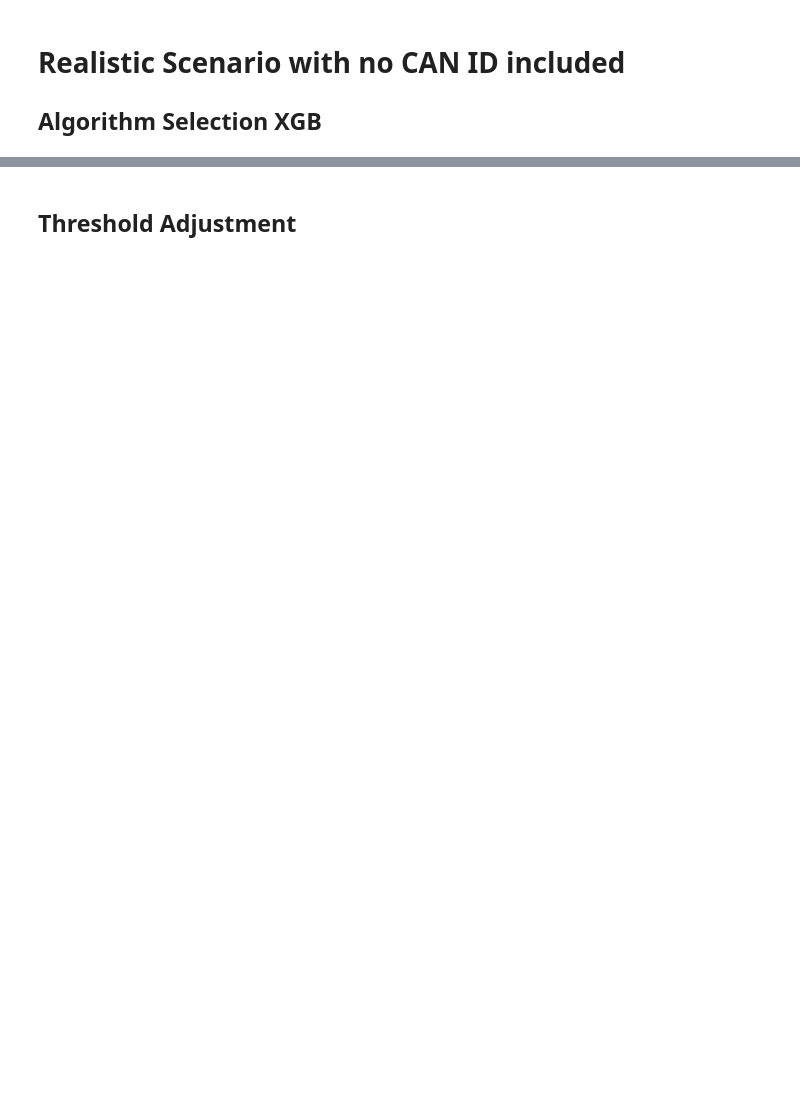
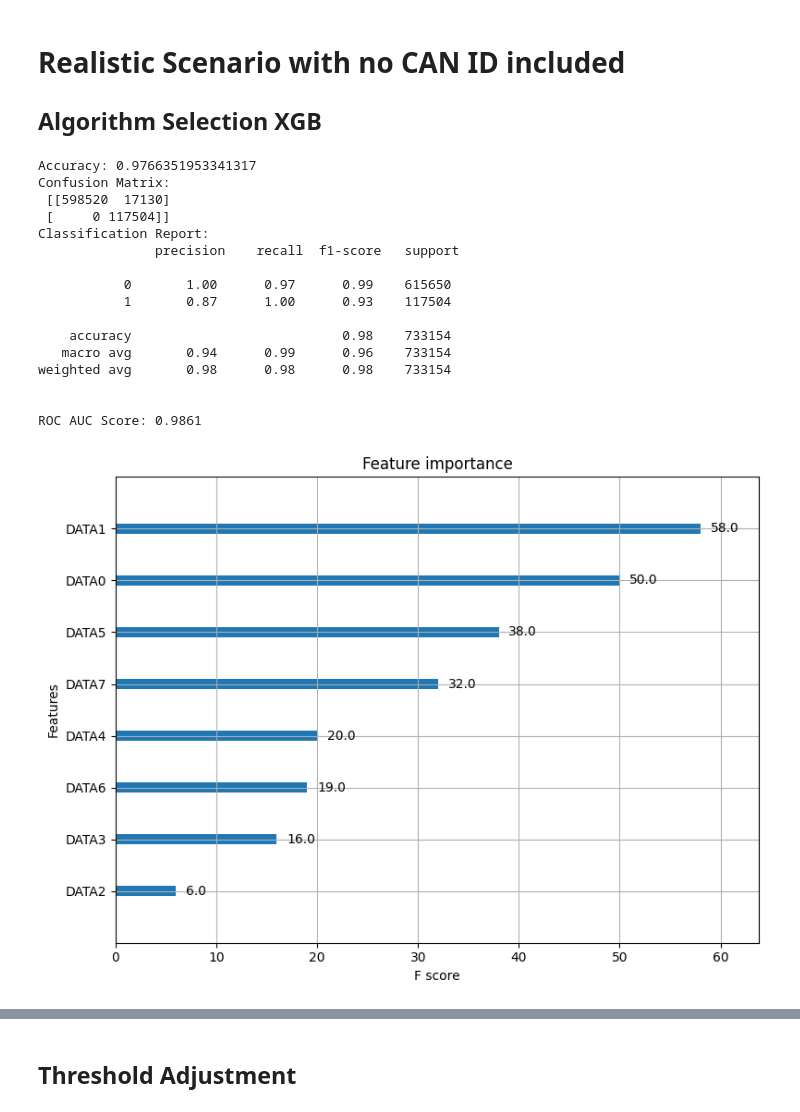
Before and after one commit to pranav-k-jha/kaggle-notebooks, a Jupyter notebook: cav-ml-prediction-model.ipynb, the cells around one changed output, grey strips where cells are left out. Saved outputs shown, nothing was run; the diff lists cells and outputs as text; code cells hidden in the pictures; blank space fills up the shorter version.

Commit message:
Kaggle Notebook | DOS IDS ML Prediction Model | Version 31

```diff
--- a/cav-ml-prediction-model.ipynb
+++ b/cav-ml-prediction-model.ipynb
@@ -348,3 +341,0 @@ Data saved successfully as 'dos_cleaned_data.csv'.
-# %%
-df_8= pd.read_csv('/kaggle/working/dos_cleaned_data.csv')
-df_8.head()
@@ -432,7 +426,6 @@ model = xgb.XGBClassifier(
     scale_pos_weight=8,
     objective='binary:logistic',
     eval_metric='aucpr',
-    use_label_encoder=False,
     max_depth=6,  # Prevent overfitting
     subsample=0.8,
     colsample_bytree=0.8,
@@ -454,36 +447,51 @@ print(f"\nROC AUC Score: {roc_auc_score(y_test, y_proba):.4f}")
 
 # 7. Feature Importance
 plt.figure(figsize=(8, 6))
-plt.title("Feature Importances (Without CAN ID Leakage)")
 xgb.plot_importance(model, ax=plt.gca())
 plt.tight_layout()
-plt.savefig(os.path.join("..", "images", "feature_importance.pdf"), format="pdf", bbox_inches='tight')
+plt.savefig(os.path.join("feature_importance_1.pdf"), format="pdf", bbox_inches='tight')
 plt.show()
 # 1. Plot Confusion Matrix
 cm = confusion_matrix(y_test, y_pred)
 plt.figure(figsize=(8, 6))
 sns.heatmap(cm, annot=True, fmt='d', cmap='Blues', cbar=False)
-plt.title('Confusion Matrix')
 plt.xlabel('Predicted Label')
 plt.ylabel('True Label')
 plt.tight_layout()
-plt.savefig(os.path.join("..", "images", "confusion_matrix.pdf"), format="pdf", bbox_inches='tight')
+plt.savefig("confusion_matrix_1.pdf", format="pdf", bbox_inches='tight')
 plt.show()
 
 # 2. Plot ROC Curve
 fpr, tpr, thresholds = roc_curve(y_test, y_proba)
 roc_auc = auc(fpr, tpr)
 
 plt.figure(figsize=(8, 6))
 plt.plot(fpr, tpr, color='darkorange', lw=2, label=f'ROC curve (area = {roc_auc:.4f})')
 plt.plot([0, 1], [0, 1], color='navy', lw=2, linestyle='--')
 plt.xlim([0.0, 1.0])
 plt.ylim([0.0, 1.05])
 plt.xlabel('False Positive Rate')
 plt.ylabel('True Positive Rate')
-plt.title('Receiver Operating Characteristic (ROC)')
 plt.legend(loc="lower right")
 plt.tight_layout()
-plt.savefig(os.path.join("..", "images", "roc_curve.pdf"), format="pdf", bbox_inches='tight')
+plt.savefig("roc_curve_1.pdf", format="pdf", bbox_inches='tight')
 
 plt.show()
+# %% [output]
+Accuracy: 0.9766351953341317
+Confusion Matrix:
+ [[598520  17130]
+ [     0 117504]]
+Classification Report:
+               precision    recall  f1-score   support
+
+           0       1.00      0.97      0.99    615650
+           1       0.87      1.00      0.93    117504
+
+    accuracy                           0.98    733154
+   macro avg       0.94      0.99      0.96    733154
+weighted avg       0.98      0.98      0.98    733154
+
+
+ROC AUC Score: 0.9861
+[figure, added]
```
Also changed, not shown: parts of 34 cells of this notebook.
